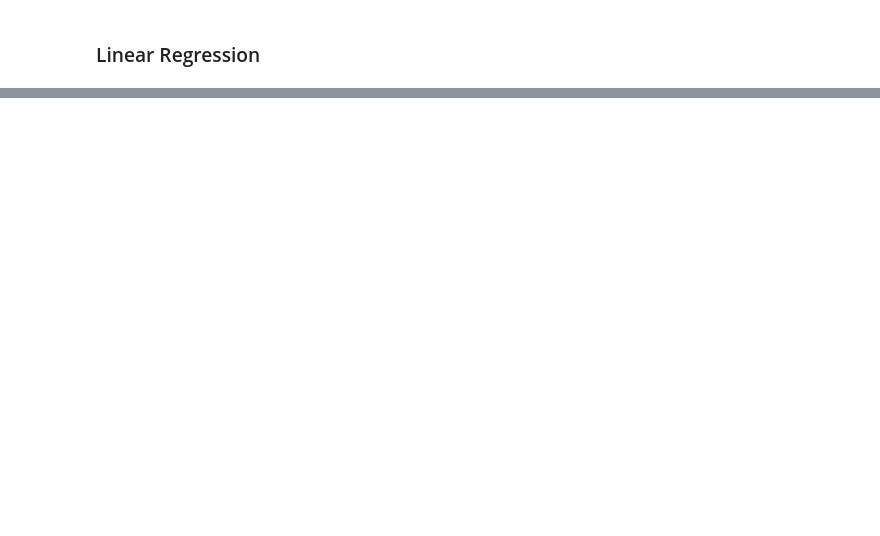
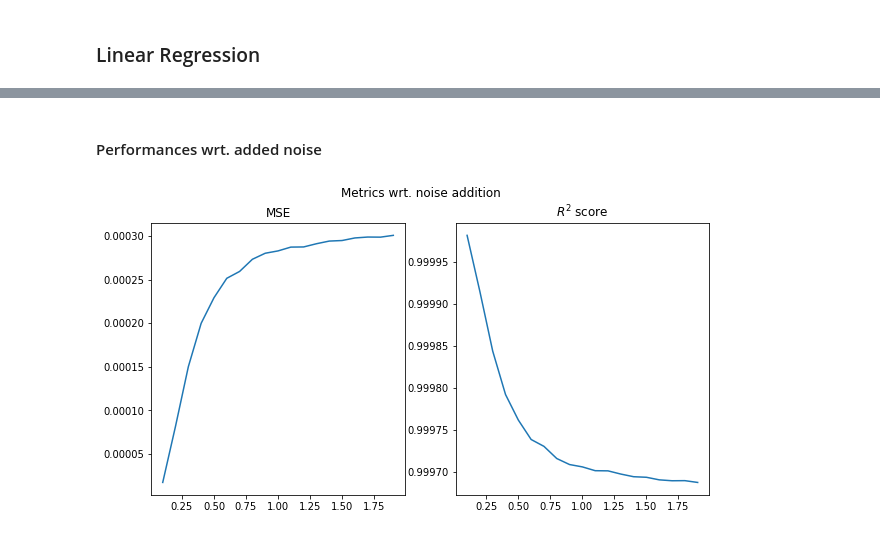
Before and after one commit to HaldiH/dm_project, a Jupyter notebook: main.ipynb, the cells around one changed output, grey strips where cells are left out. Cells and saved outputs as stored; diff of their text form; code cells hidden in the pictures; blank space fills up the shorter version.

```diff
--- a/main.ipynb
+++ b/main.ipynb
@@ -111,0 +152,34 @@ Cross Validation of EnergyGD = 0.00011824140029793778
+# %% [markdown]
+#### Performances wrt. added noise
+# %%
+
+mses = []
+r2_scores = []
+scale_factors = np.arange(0.1, 2, 0.1)
+for scale_factor in scale_factors:
+    X_train, y_train, X_test, y_test = return_required_data(
+        encoded_pruned_data,
+        ['Energy_(kcal/mol)', 'Energy DG:kcal/mol)'],
+        ['Zero_point_energy_(kcal/mol@0K)', 'Enthalpy_(kcal/mol@298K)',
+         'Gibbs_energy_(kcal/mol@298K)'],
+        normalize=True,
+        validation=False,
+        seed=7732
+    )
+    for column in X_train.T[:3]:
+        column += np.random.normal(column.mean(),
+                                   column.std() * scale_factor, column.shape)
+    lr = LinearRegression()
+    lr.fit(X_train, y_train)
+    y_pred = lr.predict(X_test)
+    mses.append(mean_squared_error(y_test, y_pred))
+    r2_scores.append(r2_score(y_test, y_pred))
+fig, (ax1, ax2) = plt.subplots(1, 2, figsize=(10, 5))
+fig.suptitle('Metrics wrt. noise addition')
+ax1.set_title('MSE')
+ax1.plot(scale_factors, mses)
+ax2.set_title('$R^2$ score')
+ax2.plot(scale_factors, r2_scores)
+plt.show()
+# %% [output]
+[figure, added]
```
Also changed, not shown: parts of 6 cells of this notebook, 2 other files.
